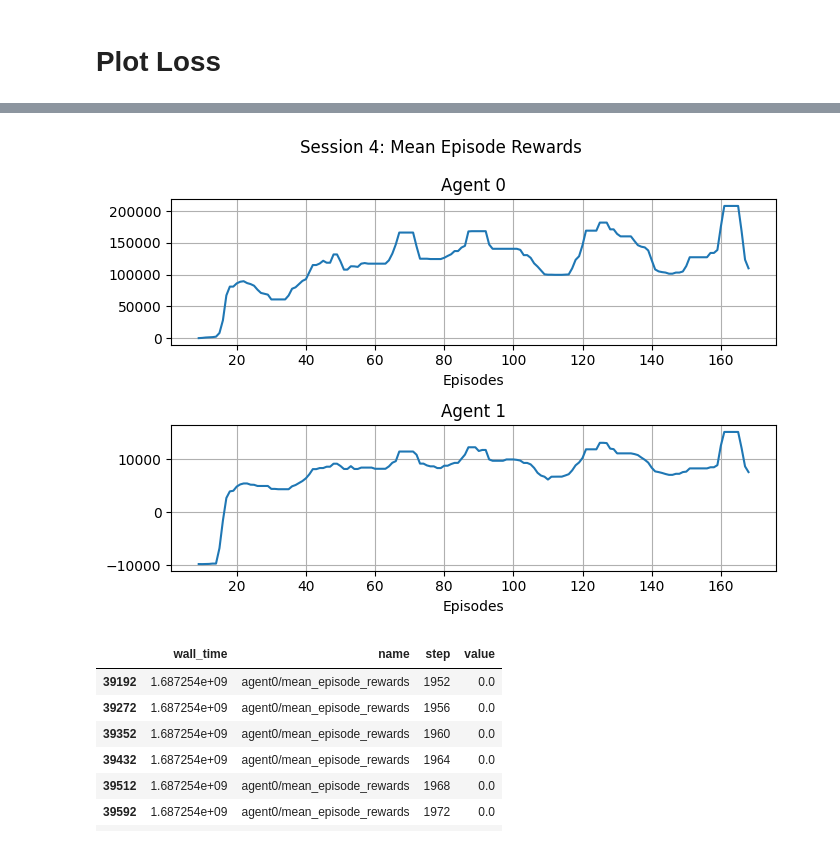
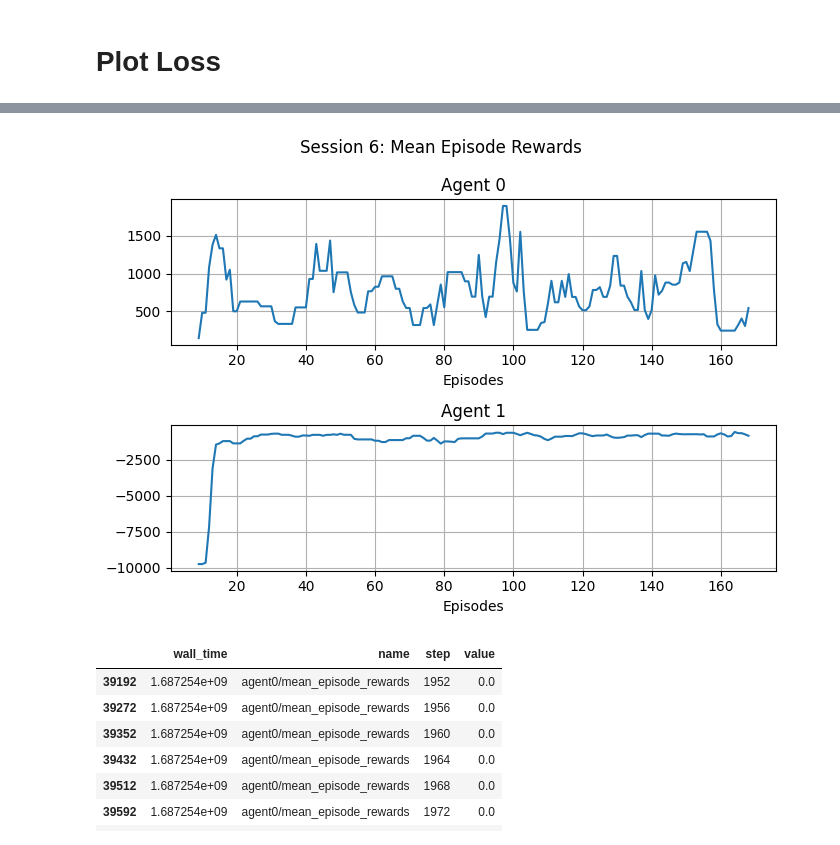
Before and after one commit to buehrerc/MAAC-auto-gov, a Jupyter notebook: analysis/generate_plots.ipynb, the cells around one changed output, grey strips where cells are left out. Saved outputs shown, nothing was run; the diff lists cells and outputs as text; code cells hidden in the pictures.

Commit message:
changed reward function

```diff
--- a/analysis/generate_plots.ipynb
+++ b/analysis/generate_plots.ipynb
@@ -85,7 +85,7 @@ plot_agent_loss(4, 2, 2)
 # %%
-plot_agent_reward(4, 2, 2)
+plot_agent_reward(6, 1, 2)
 # %% [output]
-[figure, old version]
+[figure, new version]
 # %%
 session_id = 4
 run_id = 2
```
Also changed, not shown: parts of 4 cells of this notebook, 9 other files.
